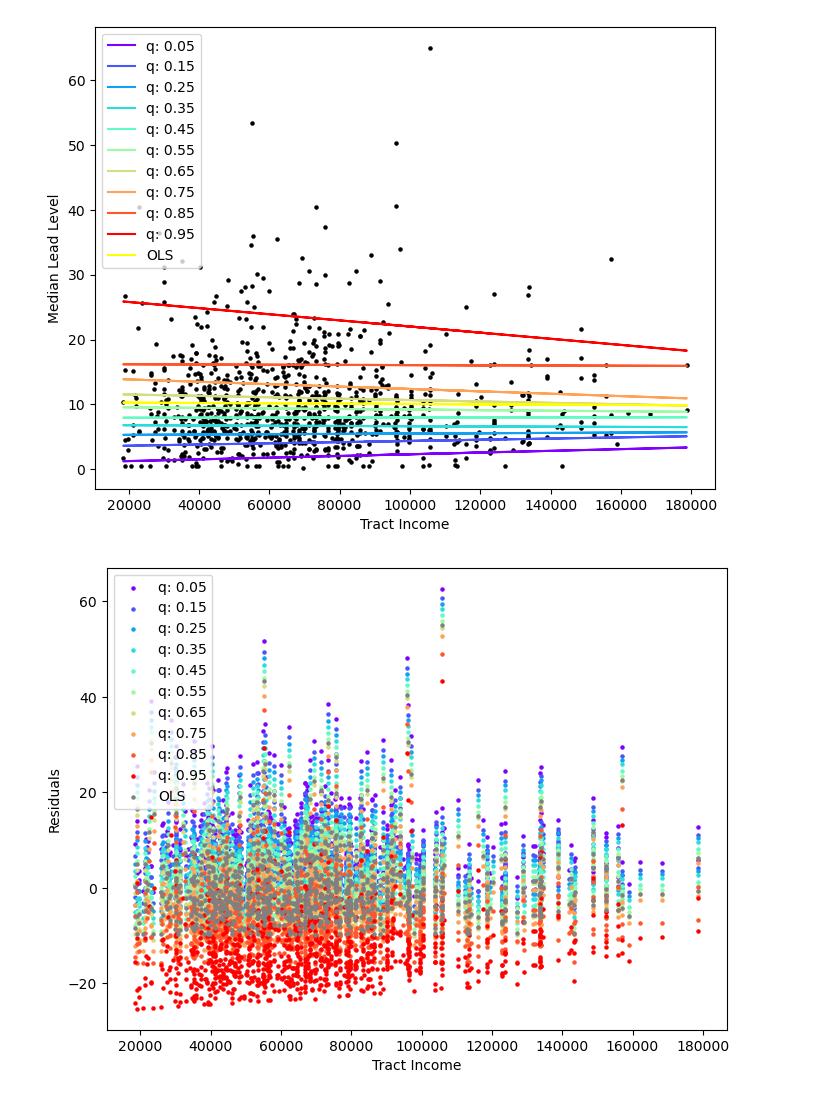
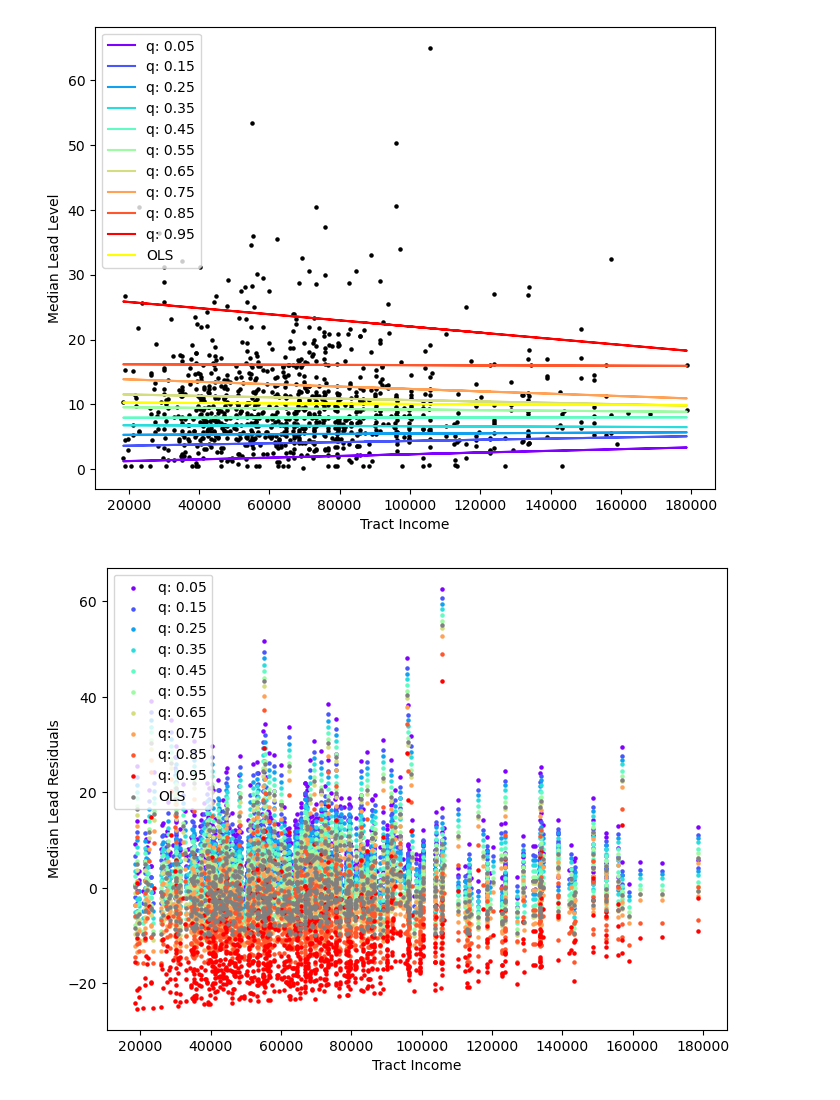
Before and after one commit to jacobhthomas/LeadWater, a Jupyter notebook: qr_income.ipynb, the cells around one changed output. Saved outputs shown, nothing was run; the diff lists cells and outputs as text; code cells hidden in the pictures.

```diff
--- a/qr_income.ipynb
+++ b/qr_income.ipynb
@@ -123,26 +123,26 @@ plt.show()
 # %%
 #residual plot for quantile regression
 fig, ax = plt.subplots(figsize=(8,6))
 
 for i in range(models.shape[0]):
     y = models.a[i] + models.b[i] * df.tract_income
     ax.scatter(df.tract_income, df.median_lead - y, color=colors[i], label='q: ' + str(models.q[i].round(2)),s=5)
 
 ax.set_xlabel('Tract Income')
 ax.set_ylabel('Residuals')
 
 ax.legend(loc='upper left')
 
 
 #residual plot for OLS
 
 ax.scatter(df.tract_income, df.median_lead - y_ols, color='grey', label='OLS',s=5)
 
 ax.set_xlabel('Tract Income')
-ax.set_ylabel('Residuals')
+ax.set_ylabel('Median Lead Residuals')
 
 ax.legend(loc='upper left')
 
 plt.show()
 # %% [output]
-[figure, old version]
+[figure, new version]
```
